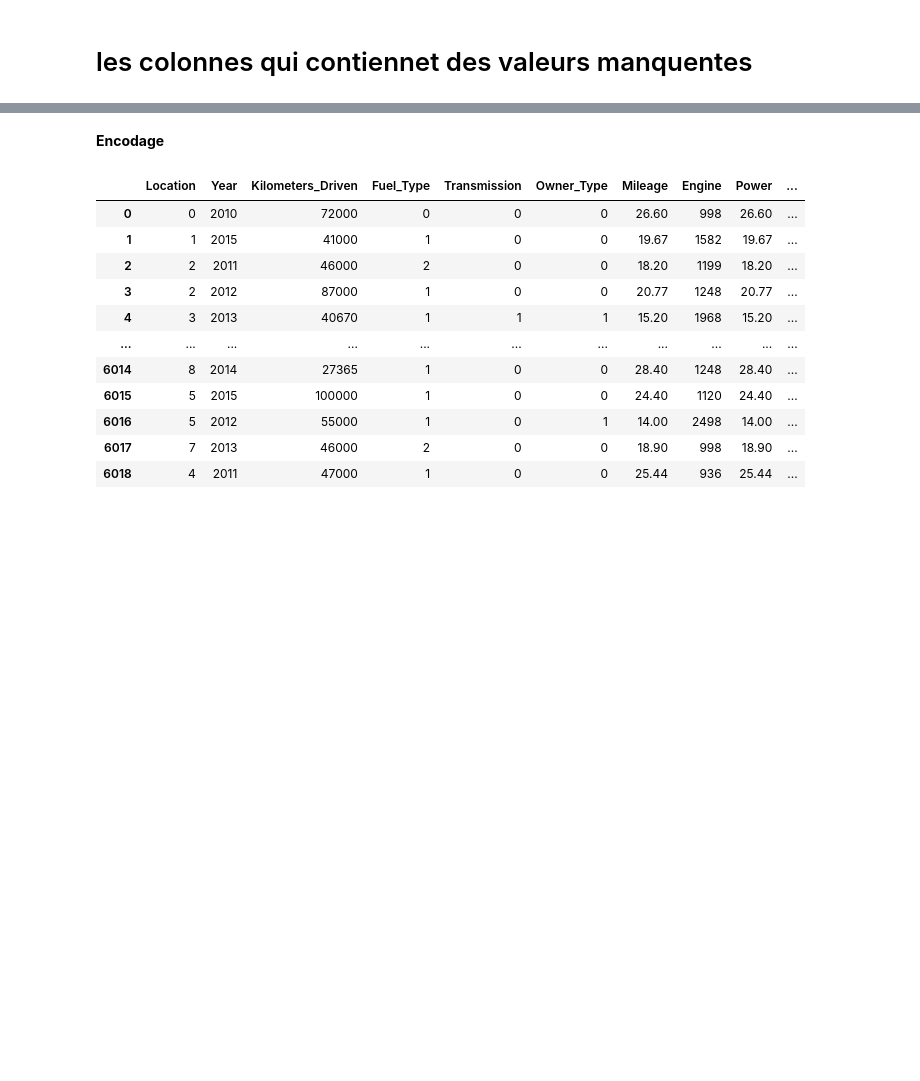
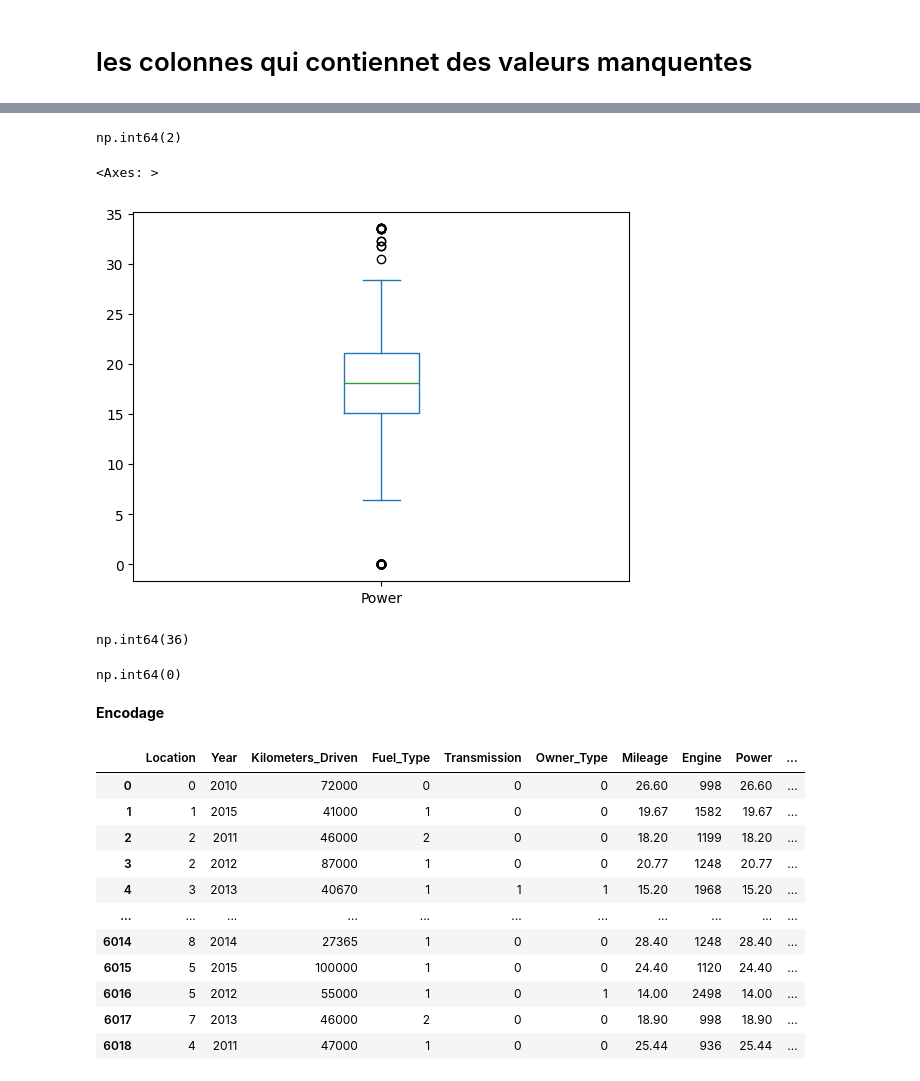
Before and after one commit to taqisamya/Pr-dire-le-prix-de-voiture--projet-r-gression, a Jupyter notebook: price_car/exp_data.ipynb, the cells around one changed output, grey strips where cells are left out. Cells and saved outputs as stored; diff of their text form; code cells hidden in the pictures; blank space fills up the shorter version.

```diff
--- a/price_car/exp_data.ipynb
+++ b/price_car/exp_data.ipynb
@@ -275,3 +301,21 @@ NameError: name 'data' is not defined
+# %%
+data["Power"].isna().sum()
+# %% [output]
+np.int64(2)
+# %%
+data["Power"].plot.box()
+# %% [output]
+<Axes: >
+[figure, added]
+# %%
+data.Engine.isna().sum()
+# %% [output]
+np.int64(36)
+# %%
+data = data.dropna(subset=["Engine"])
+data.Engine.isna().sum()
+# %% [output]
+np.int64(0)
 # %% [markdown]
 **Encodage**
 # %%
```
Also changed, not shown: parts of 26 cells of this notebook.
